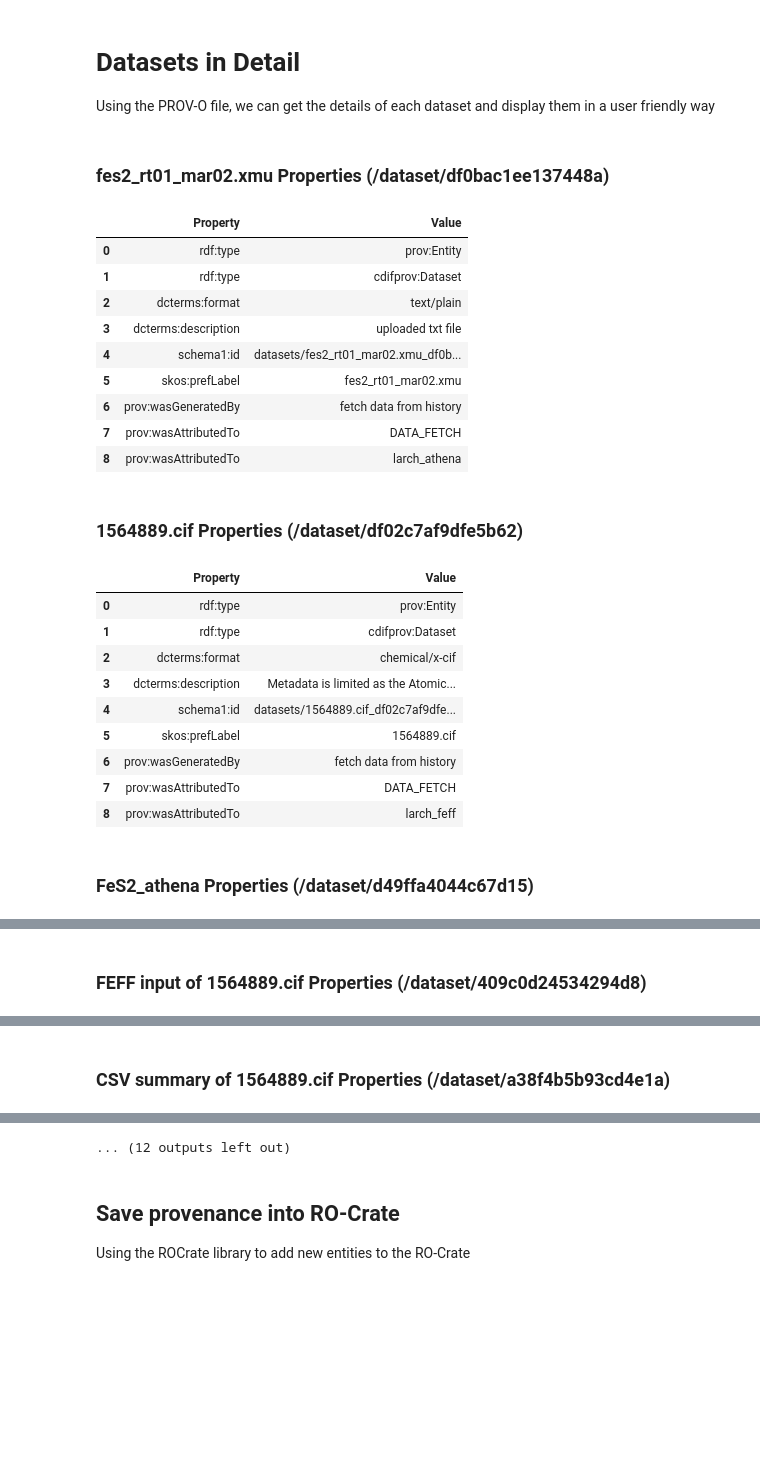
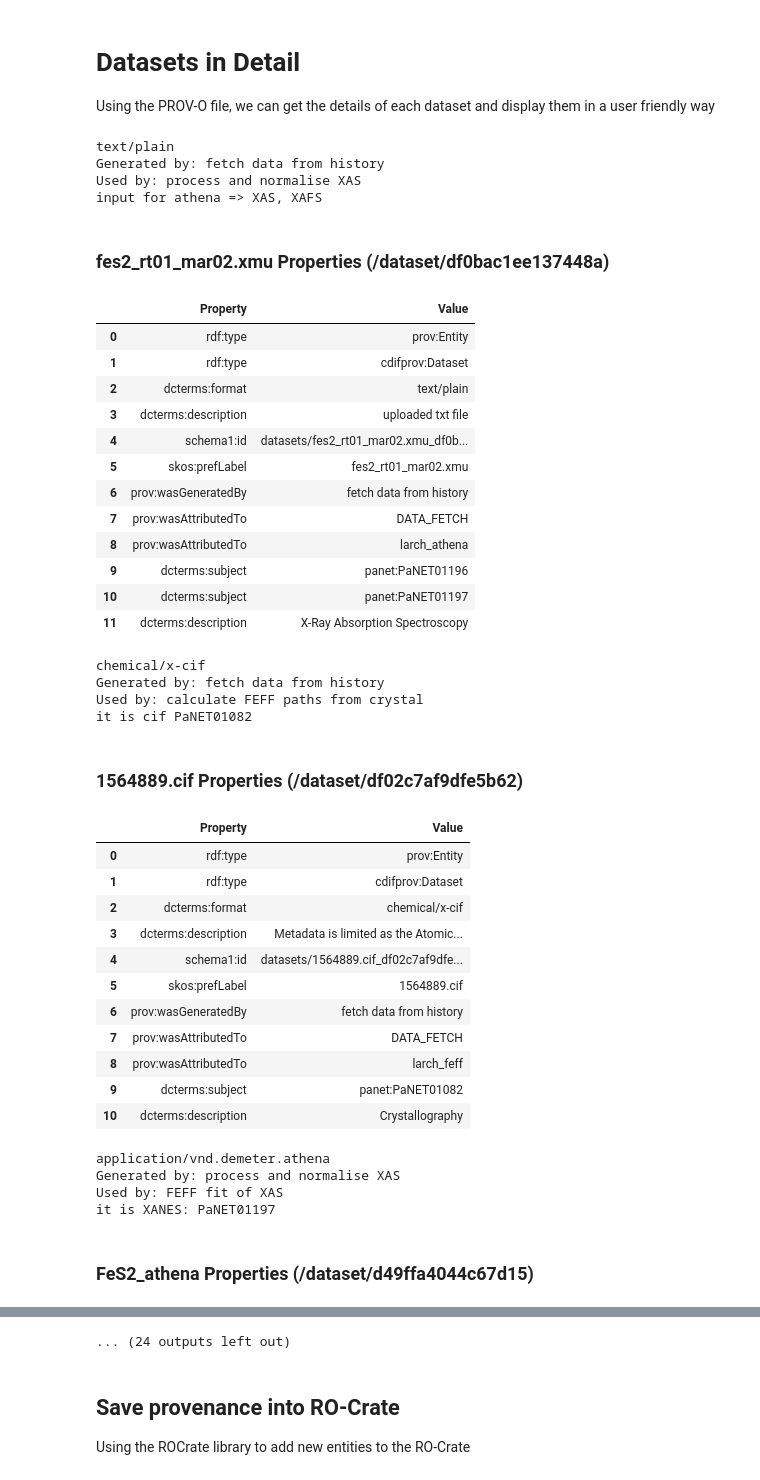
Before and after one commit to UK-Catalysis-Hub/XAS-Workflow-Demo, a Jupyter notebook: RO-Crate_processing/RO_Crate_Processing.ipynb, the cells around one changed output, grey strips where cells are left out. Saved outputs shown, nothing was run; the diff lists cells and outputs as text; code cells hidden in the pictures; blank space fills up the shorter version.

Commit message:
added panet classes

```diff
--- a/RO-Crate_processing/RO_Crate_Processing.ipynb
+++ b/RO-Crate_processing/RO_Crate_Processing.ipynb
@@ -48,7 +48,9 @@ panet_ids={
     "XAS":"PaNET01196",
     "XAFS": "PaNET01197", # subclass of XAS
     "XANES":"PaNET01199", # subclass of XAFS
-    "EXAFS":"PaNET01198" # subclass of XAFS
+    "EXAFS":"PaNET01198", # subclass of XAFS
+    "Crystallograpic Study":"PaNET2020063",
+    "Crystallography":"PaNET01082"
     }
 
 # read file from zipped RO-Crate file
@@ -788,6 +790,51 @@ def get_ds_dataframe(ds_details, a_graph):
     )
     return ds_df
 
+# add panet data
+# if cif or inp => crystallography
+# if prj XAS
+# if prj after athena XAFS and XANES
+# if result from artemis XAFS and EXAFS
+# if plot after athena XANES
+# if Data fetch and attributed to athena: XAS
+def add_panet_class(ds_id, ds_details, a_graph):
+    ds_mime = None
+    used_by = ""
+    gen_by = ""
+    for an_activity, p, ds_mime in a_graph.triples((ds_id, DCTERMS.format, None)):
+        print(ds_mime)
+    for s, p, an_action in a_graph.triples((ds_id, PROV.wasGeneratedBy, None)):
+        gen_by = get_a_label(a_graph, an_action)
+        print(f"Generated by: {gen_by}")
+    for an_activity, p, a_ds in a_graph.triples((None, PROV.used, ds_id)):
+        used_by = get_a_label(a_graph, an_activity)
+        print(f"Used by: {used_by}")
+
+    if str(ds_mime) == "chemical/x-cif":
+        print(f"it is cif {panet_ids['Crystallography']}")
+        panet_term = PANET[panet_ids["Crystallography"]]
+        ds_details.append([DCTERMS.subject, panet_term])
+        ds_details.append([DCTERMS.description, Literal("Crystallography")])
+
+    if "fetch data" in str(gen_by) and "normalise" in (used_by) :
+        print("input for athena => XAS, XAFS")
+        panet_term = PANET[panet_ids["XAS"]]
+        ds_details.append([DCTERMS.subject, panet_term])
+        panet_term = PANET[panet_ids["XAFS"]]
+        ds_details.append([DCTERMS.subject, panet_term])
+        ds_details.append([DCTERMS.description, Literal("X-Ray Absorption Spectroscopy")])
+
+    if str(ds_mime) == "application/vnd.demeter.athena":
+        print(f"it is XANES: {panet_ids['XAFS']}")
+        panet_term = PANET[panet_ids["XAFS"]]
+        ds_details.append([DCTERMS.subject, panet_term])
+        panet_term = PANET[panet_ids["XANES"]]
+        ds_details.append([DCTERMS.subject, panet_term])
+        ds_details.append([DCTERMS.description, Literal("X-Ray Absorption Spectroscopy")])
+
+
+    return ds_details
+
 step_datasets_qry = """
 PREFIX prov:   <http://www.w3.org/ns/prov#>
 PREFIX pplan: <https://vocab.linkeddata.es/p-plan#>
@@ -806,44 +853,57 @@ ORDER BY ?step
 """
 qres = roc_graph.query(step_datasets_qry)
 
+
 for step, a_ds, activity,  in qres:
     #print(str(step), str(dataset), str(activity))
     ds_properties = get_dataset_properties(a_ds,roc_graph)
+    ds_properties = add_panet_class(a_ds, ds_properties, roc_graph)
     ds_label = get_a_label(roc_graph, a_ds)
     props_df = get_ds_dataframe(ds_properties, roc_graph)
     display(HTML(f"<h3>{ds_label} Properties ({a_ds})</h3>") )
     display(HTML(props_df.to_html().replace("\\n","<br>")))
-
-
 
     graph_context={
         "prov": str(PROV),
         "schema": str(SCHEMA),
         "skos": str(SKOS),
         "rdfs": str(RDFS),
         "dcterms": str(DCTERMS),
         "panet": str(PANET)
     }
     save_json = Path(output_path, f"{str(a_ds).replace('/','_')}.jsonld")
 
+
+
     new_graph = Graph()
     for p, o in ds_properties:
         new_graph.add((a_ds,p,o))
     #actual_context = extract_namespaces(new_graph)
     new_graph.serialize(destination=save_json, format="json-ld",
                 context= graph_context, auto_compact=True, indent=2)
 # %% [output]
+text/plain
+Generated by: fetch data from history
+Used by: process and normalise XAS
+input for athena => XAS, XAFS
 fes2_rt01_mar02.xmu Properties (/dataset/df0bac1ee137448a)
 |  | Property | Value |
 | 0 | rdf:type | prov:Entity |
 | 1 | rdf:type | cdifprov:Dataset |
 | 2 | dcterms:format | text/plain |
 | 3 | dcterms:description | uploaded txt file |
 | 4 | schema1:id | datasets/fes2_rt01_mar02.xmu_df0b... |
 | 5 | skos:prefLabel | fes2_rt01_mar02.xmu |
 | 6 | prov:wasGeneratedBy | fetch data from history |
 | 7 | prov:wasAttributedTo | DATA_FETCH |
 | 8 | prov:wasAttributedTo | larch_athena |
+| 9 | dcterms:subject | panet:PaNET01196 |
+| 10 | dcterms:subject | panet:PaNET01197 |
+| 11 | dcterms:description | X-Ray Absorption Spectroscopy |
+chemical/x-cif
+Generated by: fetch data from history
+Used by: calculate FEFF paths from crystal
+it is cif PaNET01082
 1564889.cif Properties (/dataset/df02c7af9dfe5b62)
 |  | Property | Value |
 | 0 | rdf:type | prov:Entity |
@@ -855,6 +915,12 @@ fes2_rt01_mar02.xmu Properties (/dataset/df0bac1ee137448a)
 | 6 | prov:wasGeneratedBy | fetch data from history |
 | 7 | prov:wasAttributedTo | DATA_FETCH |
 | 8 | prov:wasAttributedTo | larch_feff |
+| 9 | dcterms:subject | panet:PaNET01082 |
+| 10 | dcterms:description | Crystallography |
+application/vnd.demeter.athena
+Generated by: process and normalise XAS
+Used by: FEFF fit of XAS
+it is XANES: PaNET01197
 FeS2_athena Properties (/dataset/d49ffa4044c67d15)
 |  | Property | Value |
 | 0 | rdf:type | prov:Entity |
@@ -877,4 +948,3 @@ FeS2_plot Properties (/dataset/6c2ea4582a260280)
 | 6 | skos:prefLabel | FeS2_plot |
 | 7 | prov:wasGeneratedBy | process and normalise XAS |
 | 8 | prov:wasAttributedTo | larch_athena |
-FEFF input of 1564889.cif Properties (/dataset/409c0d24534294d8)
@@ -890 +950,0 @@ FEFF input of 1564889.cif Properties (/dataset/409c0d24534294d8)
-CSV summary of 1564889.cif Properties (/dataset/a38f4b5b93cd4e1a)
@@ -901,4 +951,4 @@ CSV summary of 1564889.cif Properties (/dataset/a38f4b5b93cd4e1a)
-... (12 outputs left out)
+... (24 outputs left out)
 # %% [markdown]
 ## Save provenance into RO-Crate
 
```
Also changed, not shown: parts of 1 cell of this notebook, 1 other file.
